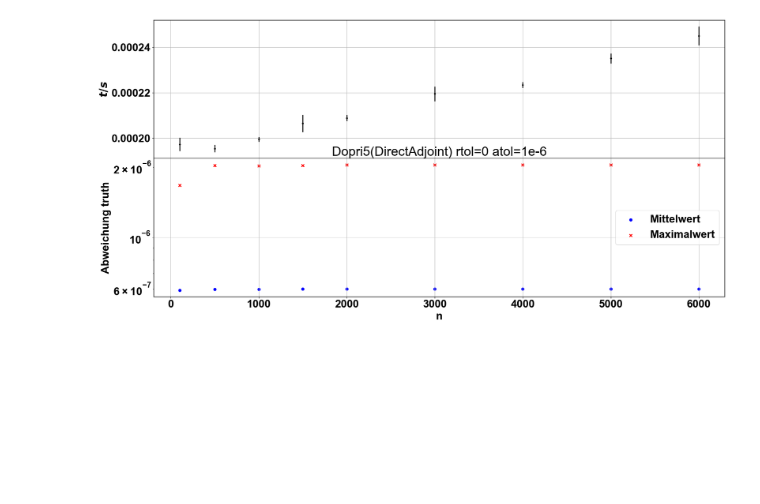
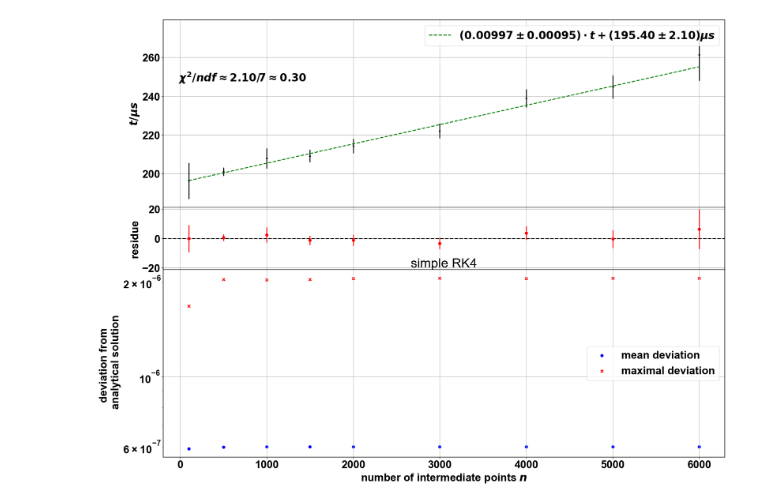
Before and after one commit to rubba0220/Bachelorarbeit, a Jupyter notebook: proper benchmark3.ipynb, the cells around one changed output. Cells and saved outputs as stored; diff of their text form; code cells hidden in the pictures; blank space fills up the shorter version.

```diff
--- a/proper benchmark3.ipynb
+++ b/proper benchmark3.ipynb
@@ -559,24 +582,54 @@ df_dn.to_string('results/benchmark_doprin3.txt', col_space=16, justify='left', i
-# %%
-# Plot
-fig, ax = plt.subplots(2,1, figsize=(20,10), sharex=True, gridspec_kw={'height_ratios': [3, 3]})
-plt.title('Dopri5(DirectAdjoint) rtol=0 atol=1e-6')
-ax[0].set_ylabel('$t/s$')
-#ax[0].set_yscale('log')
-ax[0].errorbar(df_dn['n'], df_dn['t_mean'], yerr=df_dn['t_std'], color='black', fmt = '.')
-ax[0].grid()
-ax[1].set_ylabel('Abweichung truth')
-ax[1].set_yscale('log')
-ax[1].scatter(df_dn['n'], df_dn['abw_mean_dopri'], color='blue', label='Mittelwert', marker='o')
-ax[1].scatter(df_dn['n'], df_dn['abw_max_dopri'], color='red', label='Maximalwert', marker='x')
-ax[1].grid()
-ax[1].legend()
-ax[1].set_xlabel('n')
-#ax[1].set_xscale('log')
-fig.tight_layout()
-fig.subplots_adjust(hspace=0.0)
-plt.savefig('results/benchmark_doprin3.png')
-# %% [output]
-[figure, removed]
+# %%
+# Plot
+end = None
+x = jnp.array(df_dn['n'].to_numpy(), dtype=jnp.float32)
+y = jnp.array(df_dn['t_mean'])*1e+6
+ey = jnp.array(df_dn['t_std'])*1e+6
+n = df_dn['n']
+abwmean = df_dn['abw_mean_dopri']
+abwmax = df_dn['abw_max_dopri']
+m, em, b, eb, chiq, ndof = linreg(x[:end], y[:end], ey[:end], ini=[1,1])
+# m2, em2, b2, eb2, chiq2, ndof2 = linreg(x[-7:-2], y[-7:-2], ey[-7:-2], ini=[1,1])
+# m, em, b, eb, chiq, ndof = linreg(x, y, ey, ini=[1,1])
+x = x[:end]
+y = y[:end]
+ey = ey[:end]
+n = n[:end]
+abwmean = abwmean[:end]
+abwmax = abwmax[:end]
+
+fig, ax = plt.subplots(3,1, figsize=(20,15), sharex=True, gridspec_kw={'height_ratios': [3, 1, 3]})
+plt.title('simple RK4')
+ax[0].set_ylabel('$t/\mu s$')
+ax[0].errorbar(x, y, yerr=ey, color='black', fmt = '.')
+ax[0].plot(x, m*x+b, color='green', linestyle='--', label='$({0:.5f} \pm {2:.5f}) \cdot t+({1:.2f} \pm {3:.2f})\mu s$'.format(m, b, em, eb))
+# ax[0].plot(x, m2*x+b2, color='blue', linestyle='--', label='$({0:.4f} \pm {2:.4f}) \cdot t+({1:.2f} \pm {3:.2f})\mu s$'.format(m2, b2, em2, eb2))
+ax[0].grid()
+ax[0].legend()
+sigmaRes = ey
+ax[1].axhline(y=0., color='black', linestyle='--')
+ax[1].errorbar(x, y-(m*x+b), yerr=sigmaRes, color='red', fmt='o', markeredgecolor='red')
+# ax[1].errorbar(x, y-(m2*x+b2), yerr=sigmaRes, color='blue', fmt='o', markeredgecolor='blue')
+ax[1].set_ylabel('residue')
+plt.figtext(0.14,0.85, rf'$\chi^2/ndf \approx %.2f / %.0f \approx %.2f$' % (chiq, len(x[:end])-2, chiq/(len(x[:end])-2)))
+# plt.figtext(0.14,0.85,'chi2/ndf = %.2f / %.0f = %.2f' % (chiq, len(x[:-7])-2, chiq/(len(x[:-7])-2)))
+# plt.figtext(0.14,0.80,'chi2/ndf = %.2f / %.0f = %.2f' % (chiq2, len(x[-7:-2])-2, chiq2/(len(x[-7:-2])-2)))
+ax[1].grid()
+ymax = max([abs(x) for x in ax[1].get_ylim()])
+ax[1].set_ylim(-ymax, ymax)
+ax[2].set_xlabel('number of intermediate points $n$')
+ax[2].set_ylabel('deviation from \n analytical solution')
+ax[2].set_yscale('log')
+ax[2].scatter(n, abwmean, color='blue', label='mean deviation', marker='o')
+ax[2].scatter(n, abwmax, color='red', label='maximal deviation', marker='x')
+ns = jnp.linspace(n[0], n[len(n)-1], 100)
+ax[2].grid()
+ax[2].legend()
+fig.tight_layout()
+fig.subplots_adjust(hspace=0.0)
+plt.savefig('Plots/benchmark_doprin3.png')
+# %% [output]
+[figure, added]
 # %%
 rtol = 0
 atol = 1e-6
```
Also changed, not shown: parts of 19 cells of this notebook, 21 other files.
